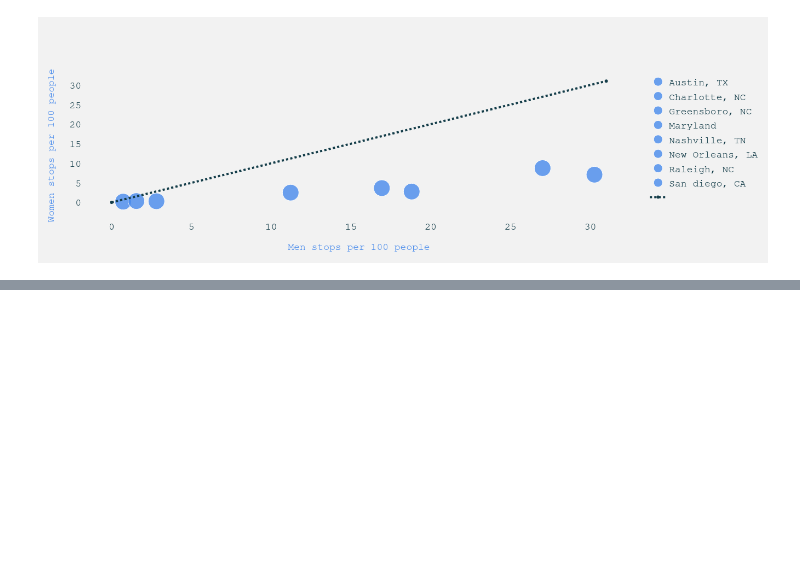
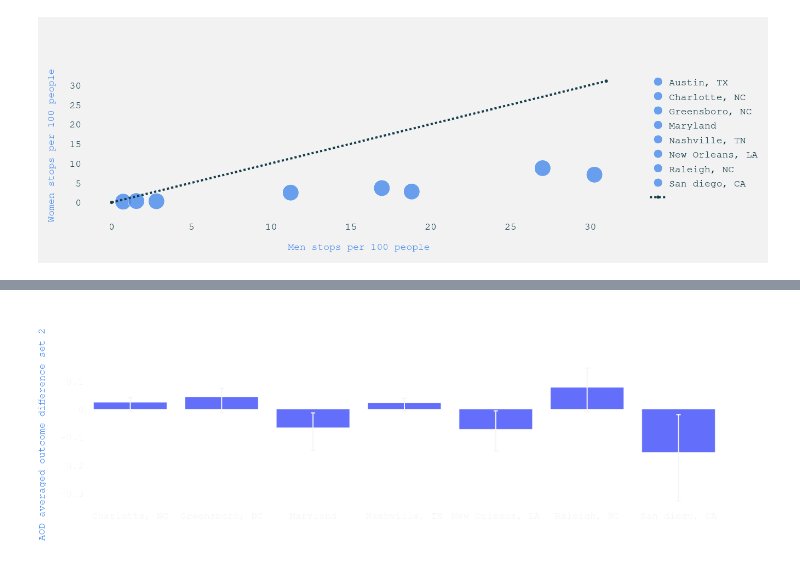
Before and after one commit to epfl-ada/ada-2020-project-milestone-p3-p3_littlepandas, a Jupyter notebook: martin_analyse.ipynb, the cells around one changed output, grey strips where cells are left out. Cells and saved outputs as stored; diff of their text form; code cells hidden in the pictures; blank space fills up the shorter version.

```diff
--- a/martin_analyse.ipynb
+++ b/martin_analyse.ipynb
@@ -591,0 +833,30 @@ pio.write_html(fig, file='AOD_vehicule.html', auto_open=True)
+# %%
+# Set 2 : Gender disparities in stop outcome decisions
+infraction = ['All types','Vehicle Equipment violation','Speeding','Seat Belt', 'Stop light/sign violation', 'Driving impaired']
+
+df_plot = df.copy()
+df_plot = df_plot[df_plot["name"] != "austin"]
+list_name_print_plot = list_name_print[1:]
+
+fig = go.Figure()
+fig.add_trace(go.Bar(x=list_name_print_plot, y=df_plot["AOD_2"],
+                base=0,
+                error_y=dict(type='data',symmetric=False, array=df_plot["CI0_2"],arrayminus=df_plot["CI1_2"],color="#F5F5F5"),
+                name="t"))
+
+fig.update_layout(
+        font = dict(size=18, family='Courier', color="#F5F5F5"),
+        paper_bgcolor='rgba(0,0,0,0)',
+        plot_bgcolor='rgba(0,0,0,0)',
+        autosize=True,
+
+        dragmode = False,
+    )
+
+fig.update_xaxes(gridcolor = 'rgba(25, 229, 229,0)',title_font = dict(size=18, color=color),zeroline=False)
+fig.update_yaxes(gridcolor = 'rgba(255, 229, 229,0)',title_font = dict(size=18, color=color),zeroline=True)
+fig.update_yaxes(title_text='AOD averaged outcome difference set 2')
+fig.show()
+pio.write_html(fig, file='AOD_s2.html', auto_open=True)
+# %% [output]
+[figure, added]
```
Also changed, not shown: parts of 20 cells of this notebook.
